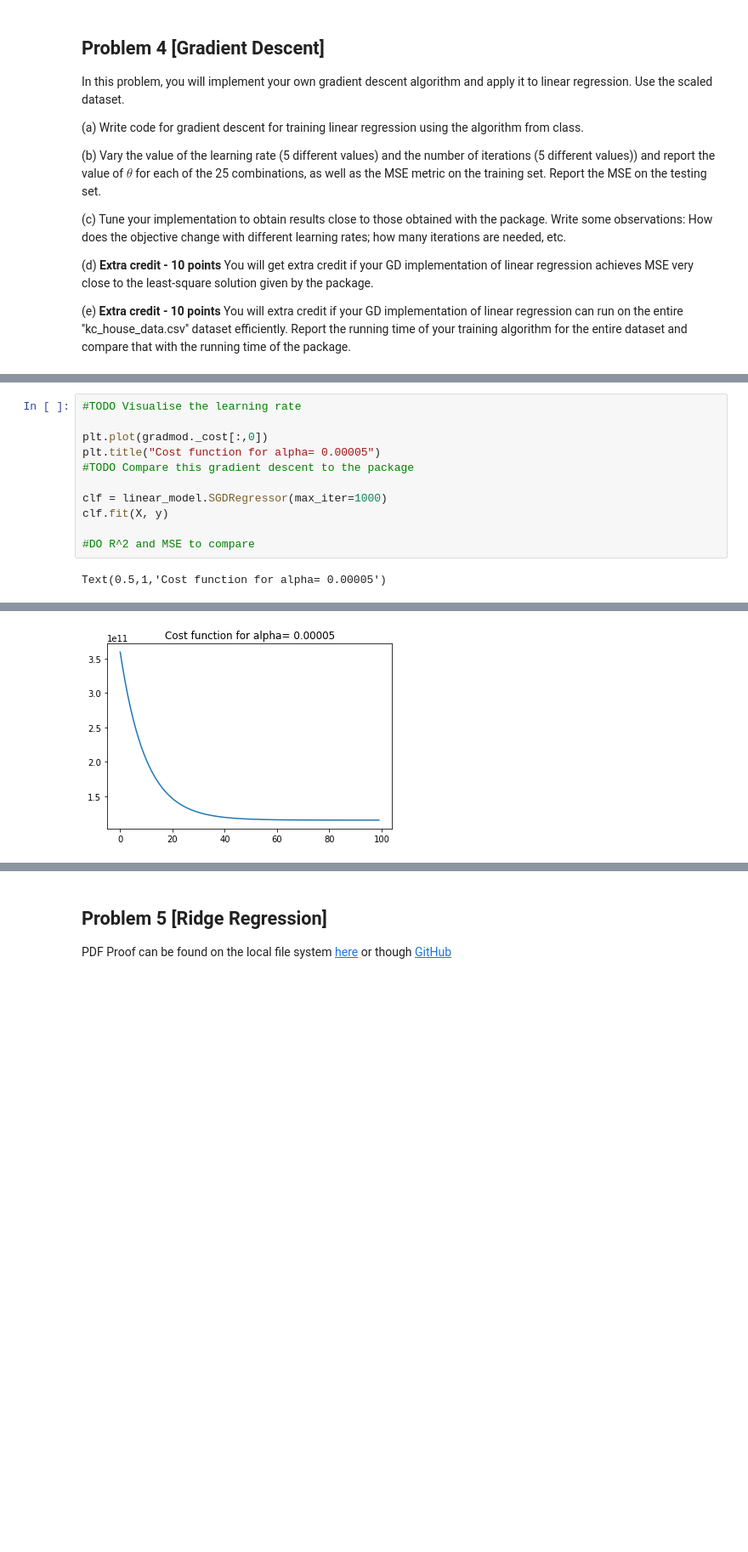
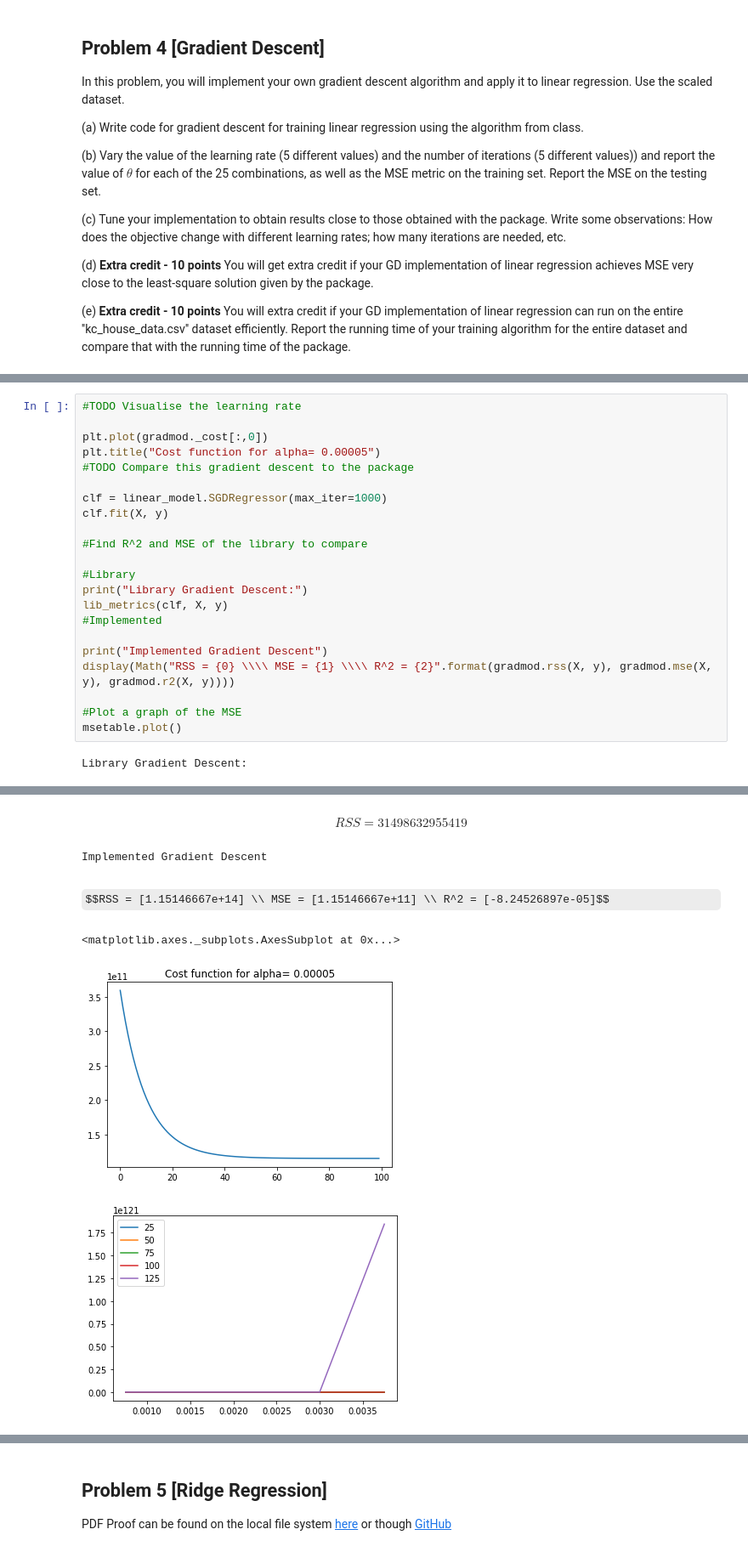
Before and after one commit to cdilga/DS4400, a Jupyter notebook: DS4400_HW1/Homework 1.ipynb, the cells around one changed output, grey strips where cells are left out. Shown at 85% size. Cells and saved outputs as stored; diff of their text form; some formulas as TeX source; blank space fills up the shorter version.

```diff
--- a/DS4400_HW1/Homework 1.ipynb
+++ b/DS4400_HW1/Homework 1.ipynb
@@ -643,6 +658,17 @@ plt.title("Cost function for alpha= 0.00005")
 clf = linear_model.SGDRegressor(max_iter=1000)
 clf.fit(X, y)
 
-#DO R^2 and MSE to compare
+#Find R^2 and MSE of the library to compare
+
+#Library
+print("Library Gradient Descent:")
+lib_metrics(clf, X, y)
+#Implemented
+
+print("Implemented Gradient Descent")
+display(Math("RSS = {0} \\\\ MSE = {1} \\\\ R^2 = {2}".format(gradmod.rss(X, y), gradmod.mse(X, y), gradmod.r2(X, y))))
+
+#Plot a graph of the MSE
+msetable.plot()
 # %% [output]
-Text(0.5,1,'Cost function for alpha= 0.00005')
+Library Gradient Descent:
@@ -649,4 +677,9 @@ Text(0.5,1,'Cost function for alpha= 0.00005')
+$$RSS=31498632955419$$
+Implemented Gradient Descent
+$$RSS = [1.15146667e+14] \\ MSE = [1.15146667e+11] \\ R^2 = [-8.24526897e-05]$$
+<matplotlib.axes._subplots.AxesSubplot at 0x...>
 [figure]
+[figure, added]
 # %% [markdown]
 Here we see that around 100 iterations drastically reduces the cost funciton. Running for more than 100 provides a very slight improvement from this point.
 
```
Also changed, not shown: parts of 8 cells of this notebook.
